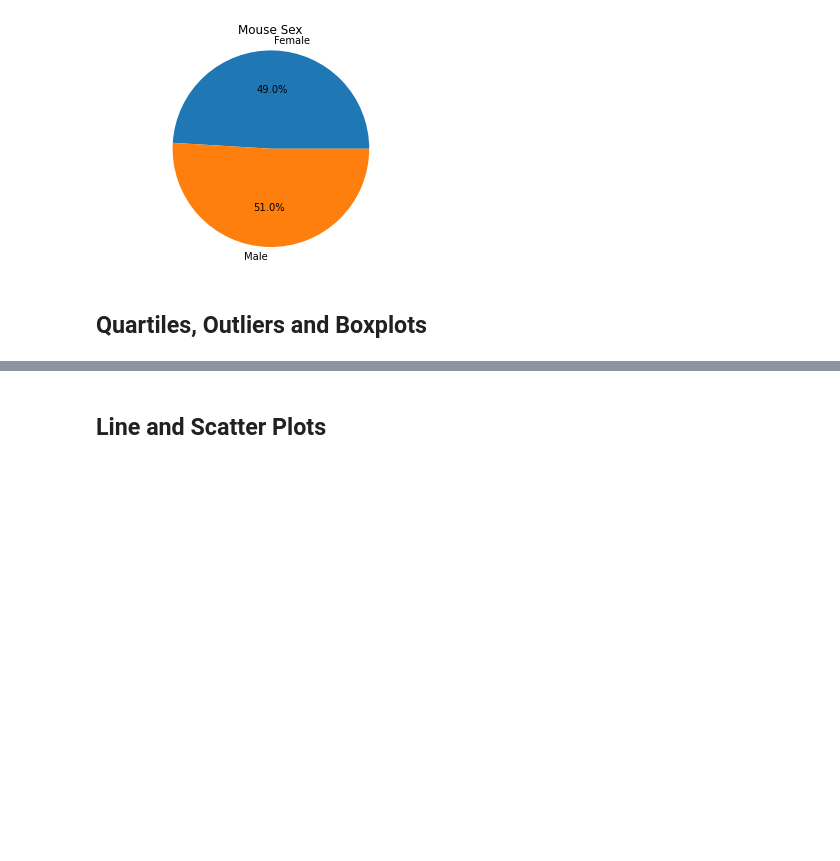
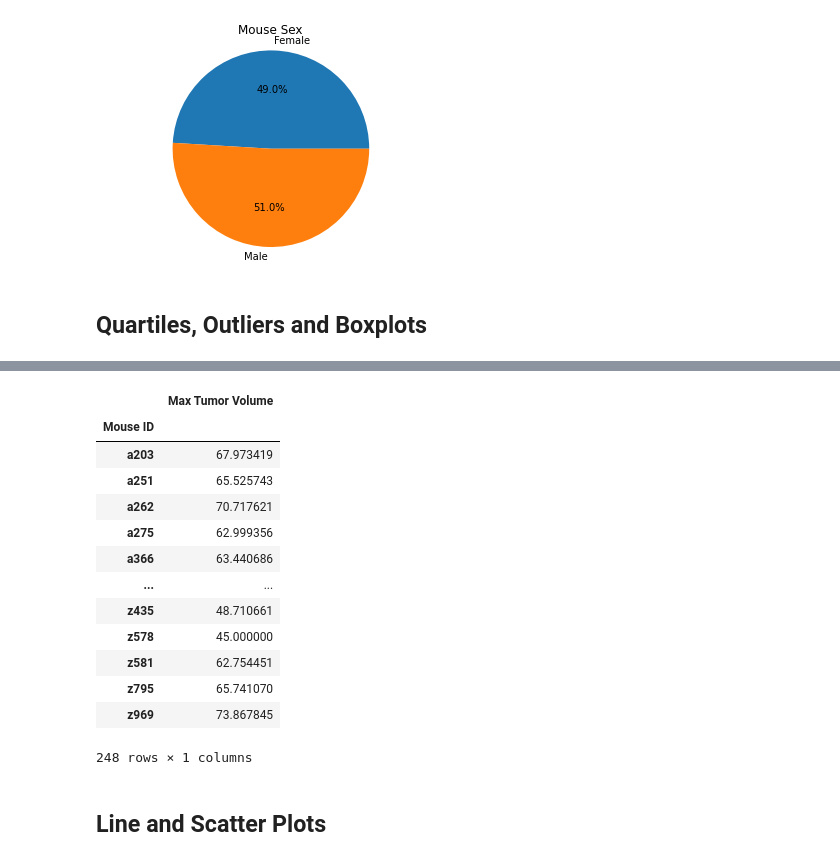
Before and after one commit to LexiJess/Matplotlib_Challenge, a Jupyter notebook: 05-Matplotlib_Homework_Instructions_Pymaceuticals_pymaceuticals_starter.ipynb, the cells around one changed output, grey strips where cells are left out. Drawn from its saved outputs; the diff is of its cells as text; code cells hidden in the pictures; blank space fills up the shorter version.

```diff
--- a/05-Matplotlib_Homework_Instructions_Pymaceuticals_pymaceuticals_starter.ipynb
+++ b/05-Matplotlib_Homework_Instructions_Pymaceuticals_pymaceuticals_starter.ipynb
@@ -322,3 +386,27 @@ plt.show()
+# %%
+# Merge this group df with the original dataframe to get the tumor volume at the last timepoint
+
+mouse_max_time_tumor_volume=mouse_grouping_combined_df.groupby("Mouse ID").max()["Tumor Volume (mm3)"].rename("Max Tumor Volume")
+mouse_max_time_tumor_volume=pd.DataFrame(mouse_max_time_tumor_volume)
+mouse_max_time_tumor_volume
+# summary_statistics_df=clean_data_df.groupby("Drug Regimen").mean()["Tumor Volume (mm3)"].rename("Mean Tumor Volume")
+# summary_statistics_df=pd.DataFrame(summary_statistics_df)
+# summary_statistics_df["Median Tumor Volume"]=clean_data_df.groupby("Drug Regimen").median()["Tumor Volume (mm3)"]
+# %% [output]
+|  | Max Tumor Volume |
+| Mouse ID |  |
+| a203 | 67.973419 |
+| a251 | 65.525743 |
+| a262 | 70.717621 |
+| a275 | 62.999356 |
+| a366 | 63.440686 |
+| ... | ... |
+| z435 | 48.710661 |
+| z578 | 45.000000 |
+| z581 | 62.754451 |
+| z795 | 65.741070 |
+| z969 | 73.867845 |
+248 rows × 1 columns
 # %%
 # Put treatments into a list for for loop (and later for plot labels)
 
```
Also changed, not shown: parts of 6 cells of this notebook.
